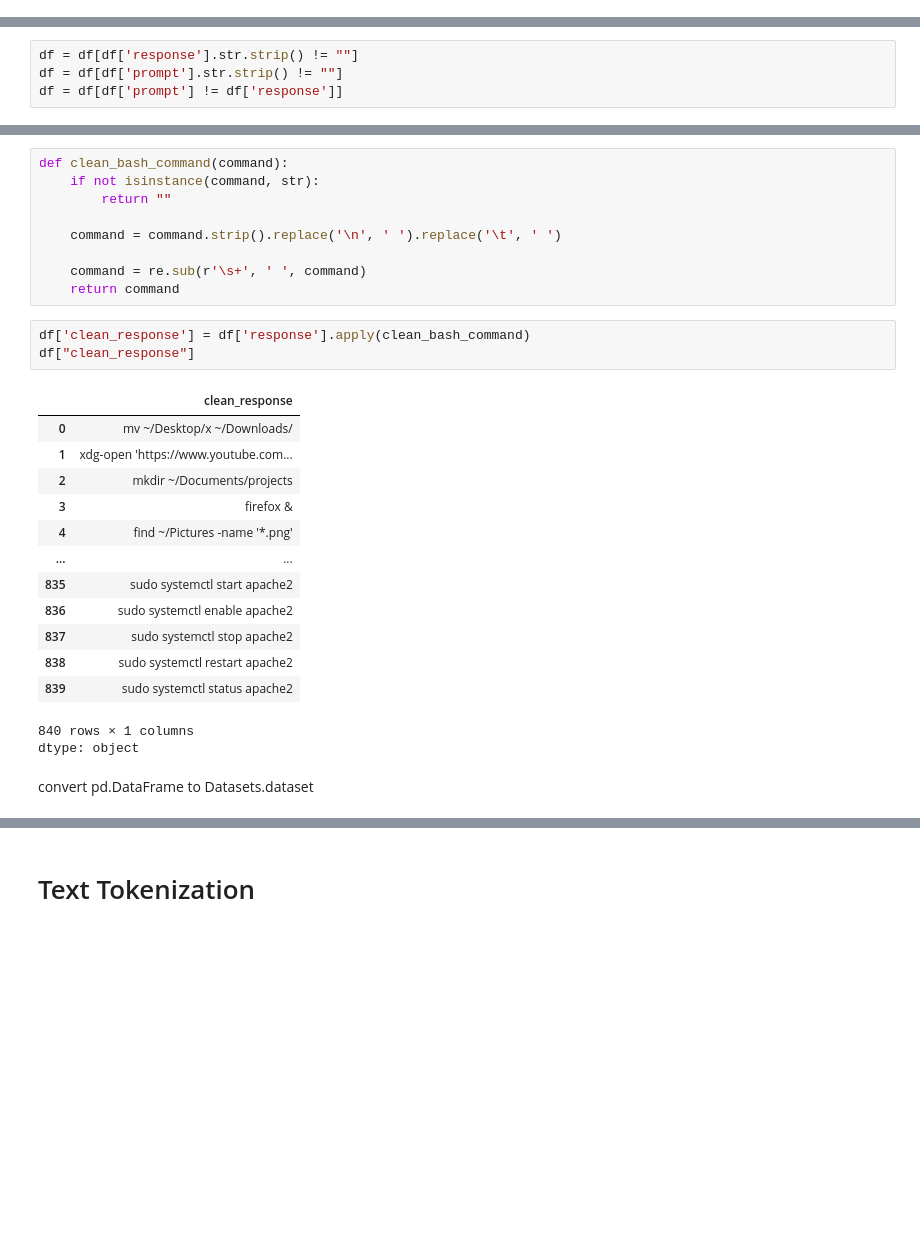
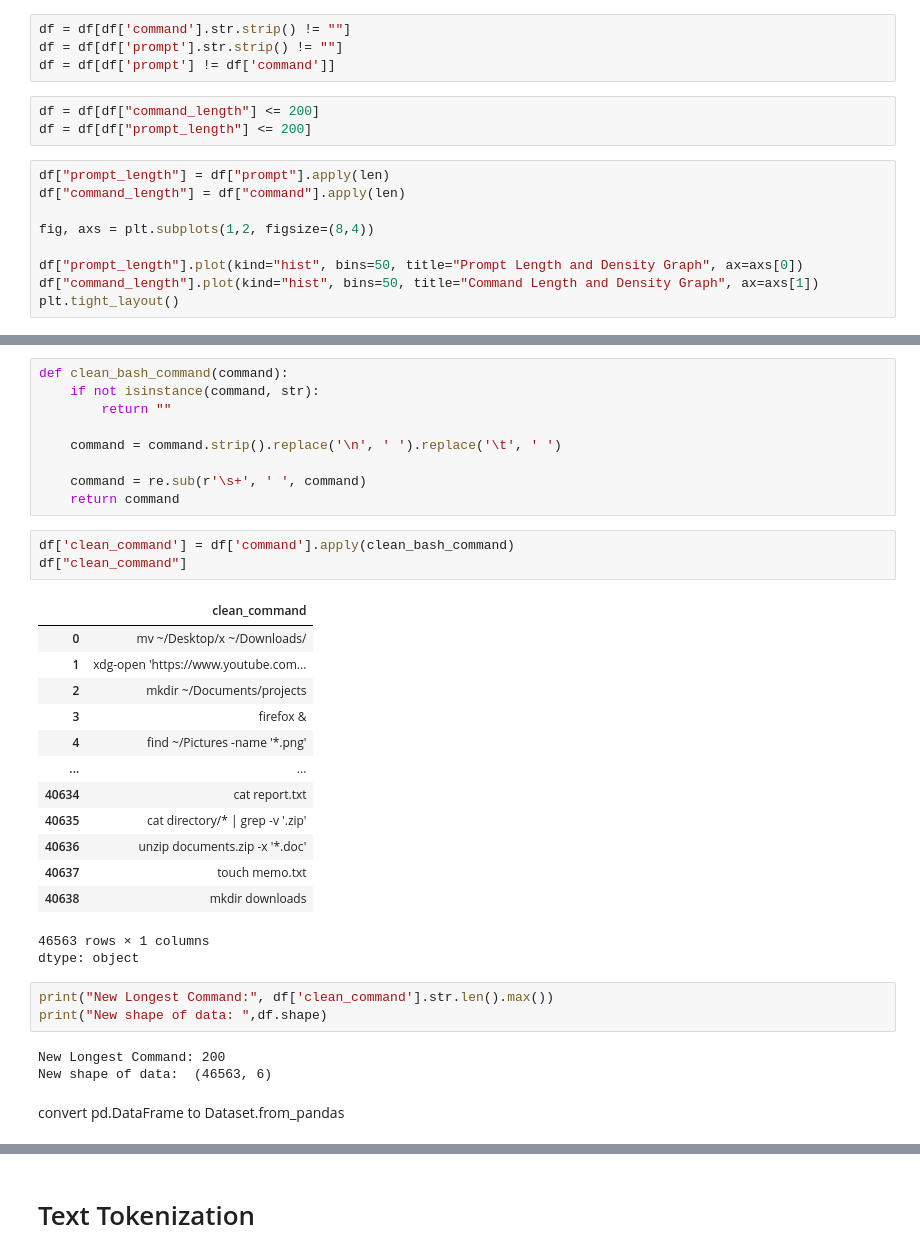
Before and after one commit to OmerTurk1/NLP_learning, a Jupyter notebook: Prompt_to_Bash_Command.ipynb, the cells around one changed output, grey strips where cells are left out. Drawn from its saved outputs; the diff is of its cells as text; blank space fills up the shorter version.

```diff
--- a/Prompt_to_Bash_Command.ipynb
+++ b/Prompt_to_Bash_Command.ipynb
@@ -57,0 +110,16 @@ df["prompt_length"].plot(kind="kde", title="Prompt Length and Density Graph")
+# %%
+df = df[df['command'].str.strip() != ""]
+df = df[df['prompt'].str.strip() != ""]
+df = df[df['prompt'] != df['command']]
+# %%
+df = df[df["command_length"] <= 200]
+df = df[df["prompt_length"] <= 200]
+# %%
+df["prompt_length"] = df["prompt"].apply(len)
+df["command_length"] = df["command"].apply(len)
+
+fig, axs = plt.subplots(1,2, figsize=(8,4))
+
+df["prompt_length"].plot(kind="hist", bins=50, title="Prompt Length and Density Graph", ax=axs[0])
+df["command_length"].plot(kind="hist", bins=50, title="Command Length and Density Graph", ax=axs[1])
+plt.tight_layout()
@@ -80,10 +171,6 @@ True
 # %%
 lemmatizer = WordNetLemmatizer()
 stop_words = set(stopwords.words('english'))
-# %%
-df = df[df['response'].str.strip() != ""]
-df = df[df['prompt'].str.strip() != ""]
-df = df[df['prompt'] != df['response']]
 # %%
 slang_dict = {
     r'\bidk\b': 'i do not know',
@@ -137,23 +224,29 @@ def clean_bash_command(command):
     command = re.sub(r'\s+', ' ', command)
     return command
 # %%
-df['clean_response'] = df['response'].apply(clean_bash_command)
-df["clean_response"]
+df['clean_command'] = df['command'].apply(clean_bash_command)
+df["clean_command"]
 # %% [output]
-|  | clean_response |
+|  | clean_command |
 | 0 | mv ~/Desktop/x ~/Downloads/ |
 | 1 | xdg-open 'https://www.youtube.com... |
 | 2 | mkdir ~/Documents/projects |
 | 3 | firefox & |
 | 4 | find ~/Pictures -name '*.png' |
 | ... | ... |
-| 835 | sudo systemctl start apache2 |
-| 836 | sudo systemctl enable apache2 |
-| 837 | sudo systemctl stop apache2 |
-| 838 | sudo systemctl restart apache2 |
-| 839 | sudo systemctl status apache2 |
+| 40634 | cat report.txt |
+| 40635 | cat directory/* | grep -v '.zip' |
+| 40636 | unzip documents.zip -x '*.doc' |
+| 40637 | touch memo.txt |
+| 40638 | mkdir downloads |
-840 rows × 1 columns
+46563 rows × 1 columns
 dtype: object
+# %%
+print("New Longest Command:", df['clean_command'].str.len().max())
+print("New shape of data: ",df.shape)
+# %% [output]
+New Longest Command: 200
+New shape of data:  (46563, 6)
 # %% [markdown]
-convert pd.DataFrame to Datasets.dataset
+convert pd.DataFrame to Dataset.from_pandas
 # %%
```
Also changed, not shown: parts of 24 cells of this notebook.
